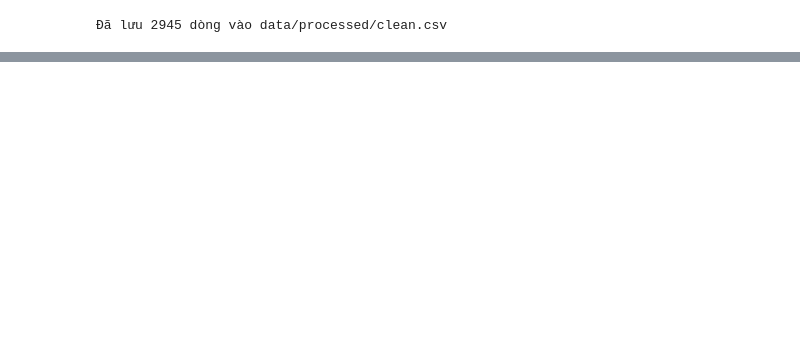
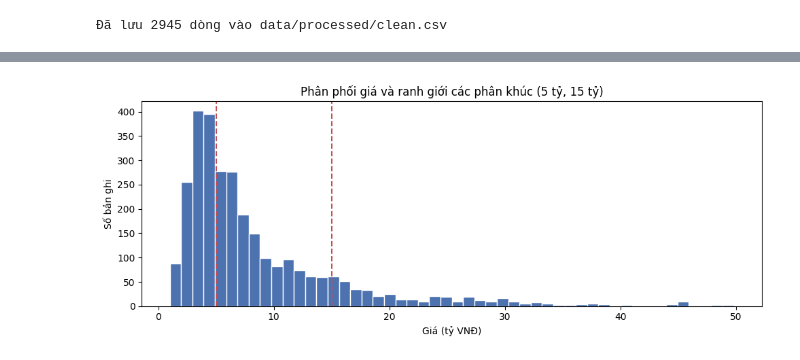
Before and after one commit to hoaqdzink/estate-predict, a Jupyter notebook: notebooks/01_cleaning.ipynb, the cells around one changed output, grey strips where cells are left out. Saved outputs shown, nothing was run; the diff lists cells and outputs as text; code cells hidden in the pictures; blank space fills up the shorter version.

```diff
--- a/notebooks/01_cleaning.ipynb
+++ b/notebooks/01_cleaning.ipynb
@@ -1271,0 +1389,11 @@ print("Đã lưu", len(clean), "dòng vào", CLEAN_PATH.relative_to(ROOT))
+# %%
+SEGMENT_BINS = [0, 5, 15, float("inf")]
+SEGMENT_LABELS = ["Dưới 5 tỷ", "5–15 tỷ", "Trên 15 tỷ"]
+clean["price_segment"] = pd.cut(clean["price_billion_vnd"], bins=SEGMENT_BINS,
+                                labels=SEGMENT_LABELS, right=False)
+
+seg = clean["price_segment"].value_counts().sort_index().to_frame("Số bản ghi")
+seg["Tỷ lệ (%)"] = (seg["Số bản ghi"] / len(clean) * 100).round(1)
+display(seg)
+print("Độ lệch (skewness) của giá:", round(clean["price_billion_vnd"].skew(), 2))
+print("Số bản ghi giá trên 30 tỷ :", (clean["price_billion_vnd"] > 30).sum())
@@ -1271,0 +1408,11 @@ print("Đã lưu", len(clean), "dòng vào", CLEAN_PATH.relative_to(ROOT))
+# %%
+fig, ax = plt.subplots(figsize=(10, 4))
+ax.hist(clean["price_billion_vnd"], bins=50, color="#4C72B0", edgecolor="white")
+for b in SEGMENT_BINS[1:-1]:
+    ax.axvline(b, color="#C44E52", linestyle="--")
+ax.set_xlabel("Giá (tỷ VNĐ)")
+ax.set_ylabel("Số bản ghi")
+ax.set_title("Phân phối giá và ranh giới các phân khúc (5 tỷ, 15 tỷ)")
+plt.tight_layout()
+# %% [output]
+[figure, added]
```
Also changed, not shown: parts of 141 cells of this notebook, 8 other files.
